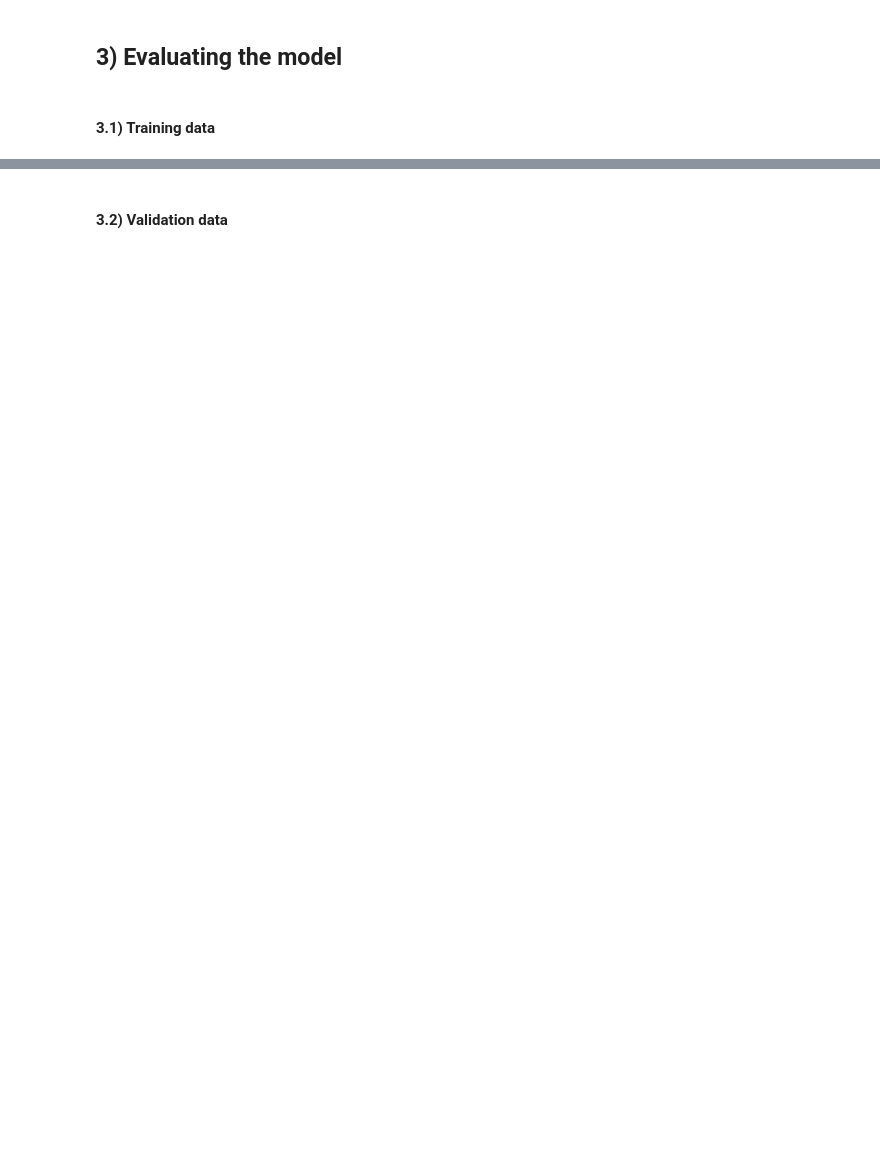
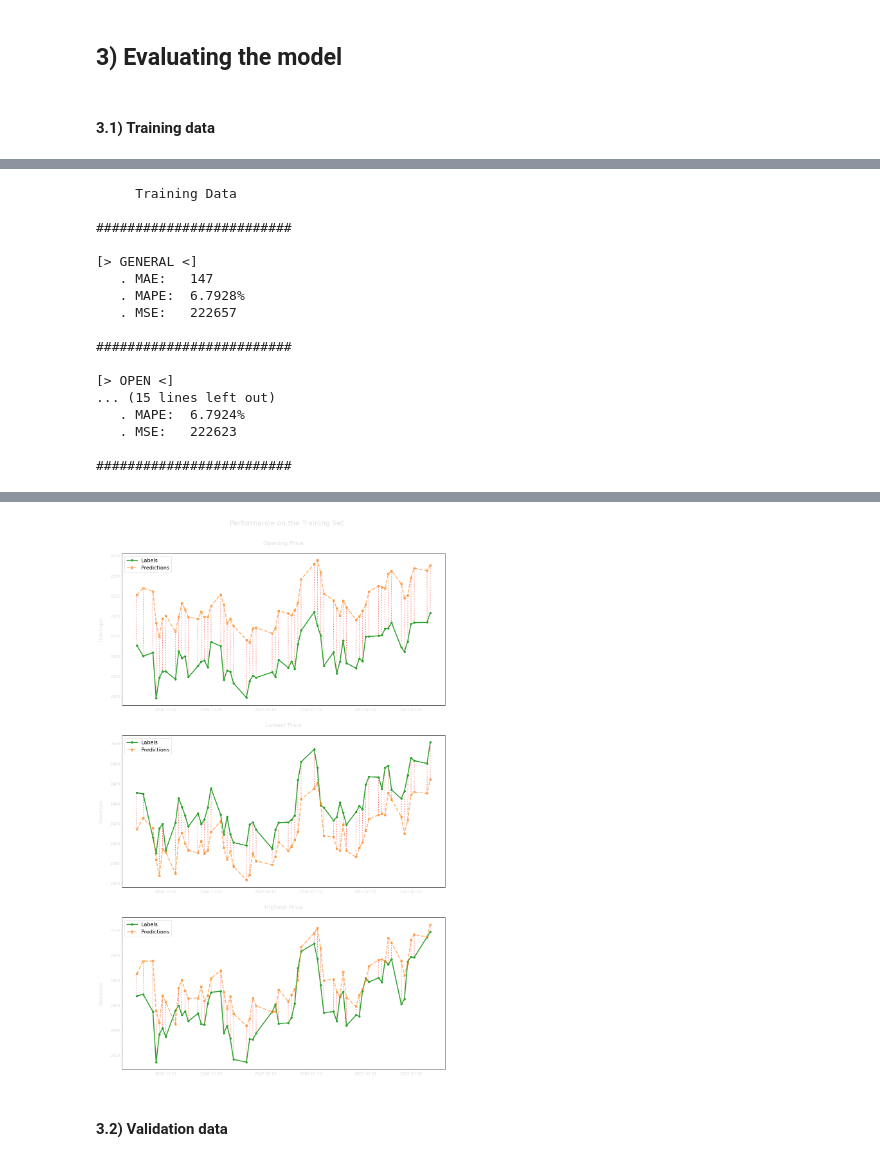
Before and after one commit to Talendar/stocks_prices_prediction, a Jupyter notebook: stocks_prediction.ipynb, the cells around one changed output, grey strips where cells are left out. Saved outputs shown, nothing was run; the diff lists cells and outputs as text; code cells hidden in the pictures; blank space fills up the shorter version.

```diff
--- a/stocks_prediction.ipynb
+++ b/stocks_prediction.ipynb
@@ -23,5 +29,5 @@ from yahooquery import Ticker
 # %%
-NUM_SESSIONS = 20  # number of previous trading sessions the model will analyse in order to make a prediction
+NUM_SESSIONS = 50  # number of previous trading sessions the model will analyse in order to make a prediction
 NORMALIZE_LABELS = True
 
 TRAIN_PC, VAL_PC, TEST_PC = 0.85, 0.1, 0.05
@@ -472,0 +279,31 @@ Javascript("google.colab.output.setIframeHeight('600px');")
+# %%
+train_predictions, train_results = eval(model, data, "train")
+
+print("     Training Data\n")
+eval_print(train_results)
+
+eval_plot(train_predictions,
+          data.raw_train["labels"],
+          start_date="random",
+          plot_samples=60,
+          title="Performance on the Training Set")
+
+Javascript("google.colab.output.setIframeHeight('600px');")
+# %% [output]
+     Training Data
+
+#########################
+
+[> GENERAL <]
+   . MAE:   147
+   . MAPE:  6.7928%
+   . MSE:   222657
+
+#########################
+
+[> OPEN <]
+... (15 lines left out)
+   . MAPE:  6.7924%
+   . MSE:   222623
+
+#########################
@@ -473,2 +311,3 @@ Javascript("google.colab.output.setIframeHeight('600px');")
+[figure, added]
 # %% [markdown]
 #### **3.2) Validation data**
```
Also changed, not shown: parts of 22 cells of this notebook.
